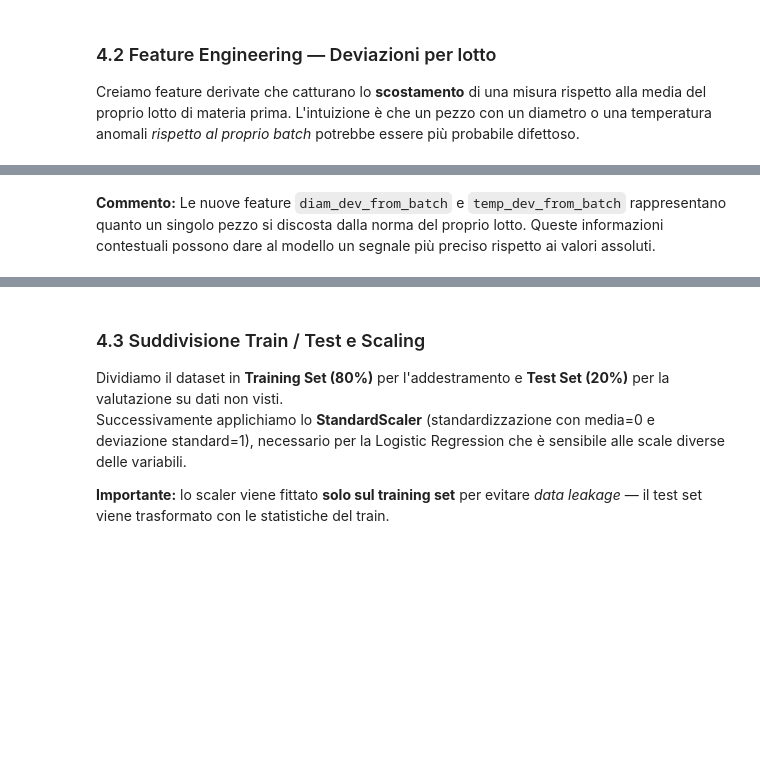
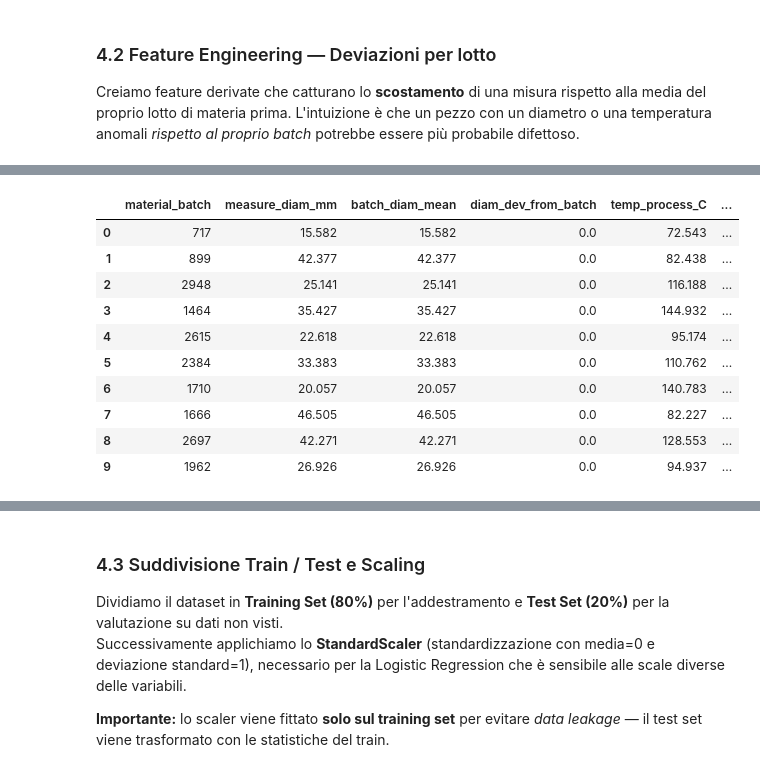
Before and after one commit to D3Br4nd/Formazione-AI, a Jupyter notebook: esercitazione-ml/soluzione_v2.ipynb, the cells around one changed output, grey strips where cells are left out. Cells and saved outputs as stored; diff of their text form; code cells hidden in the pictures; blank space fills up the shorter version.

```diff
--- a/esercitazione-ml/soluzione_v2.ipynb
+++ b/esercitazione-ml/soluzione_v2.ipynb
@@ -252,2 +367,16 @@ print("Feature engineering completato — aggiunte 4 colonne (2 medie + 2 deviaz
-# %% [markdown]
-**Commento:** Le nuove feature `diam_dev_from_batch` e `temp_dev_from_batch` rappresentano quanto un singolo pezzo si discosta dalla norma del proprio lotto. Queste informazioni contestuali possono dare al modello un segnale più preciso rispetto ai valori assoluti.
+# %%
+# Esempio: prime 10 righe con le nuove colonne
+df_encoded[['material_batch', 'measure_diam_mm', 'batch_diam_mean', 'diam_dev_from_batch',
+            'temp_process_C', 'batch_temp_mean', 'temp_dev_from_batch']].head(10)
+# %% [output]
+|  | material_batch | measure_diam_mm | batch_diam_mean | diam_dev_from_batch | temp_process_C | ... |
+| 0 | 717 | 15.582 | 15.582 | 0.0 | 72.543 | ... |
+| 1 | 899 | 42.377 | 42.377 | 0.0 | 82.438 | ... |
+| 2 | 2948 | 25.141 | 25.141 | 0.0 | 116.188 | ... |
+| 3 | 1464 | 35.427 | 35.427 | 0.0 | 144.932 | ... |
+| 4 | 2615 | 22.618 | 22.618 | 0.0 | 95.174 | ... |
+| 5 | 2384 | 33.383 | 33.383 | 0.0 | 110.762 | ... |
+| 6 | 1710 | 20.057 | 20.057 | 0.0 | 140.783 | ... |
+| 7 | 1666 | 46.505 | 46.505 | 0.0 | 82.227 | ... |
+| 8 | 2697 | 42.271 | 42.271 | 0.0 | 128.553 | ... |
+| 9 | 1962 | 26.926 | 26.926 | 0.0 | 94.937 | ... |
```
Also changed, not shown: parts of 47 cells of this notebook.
